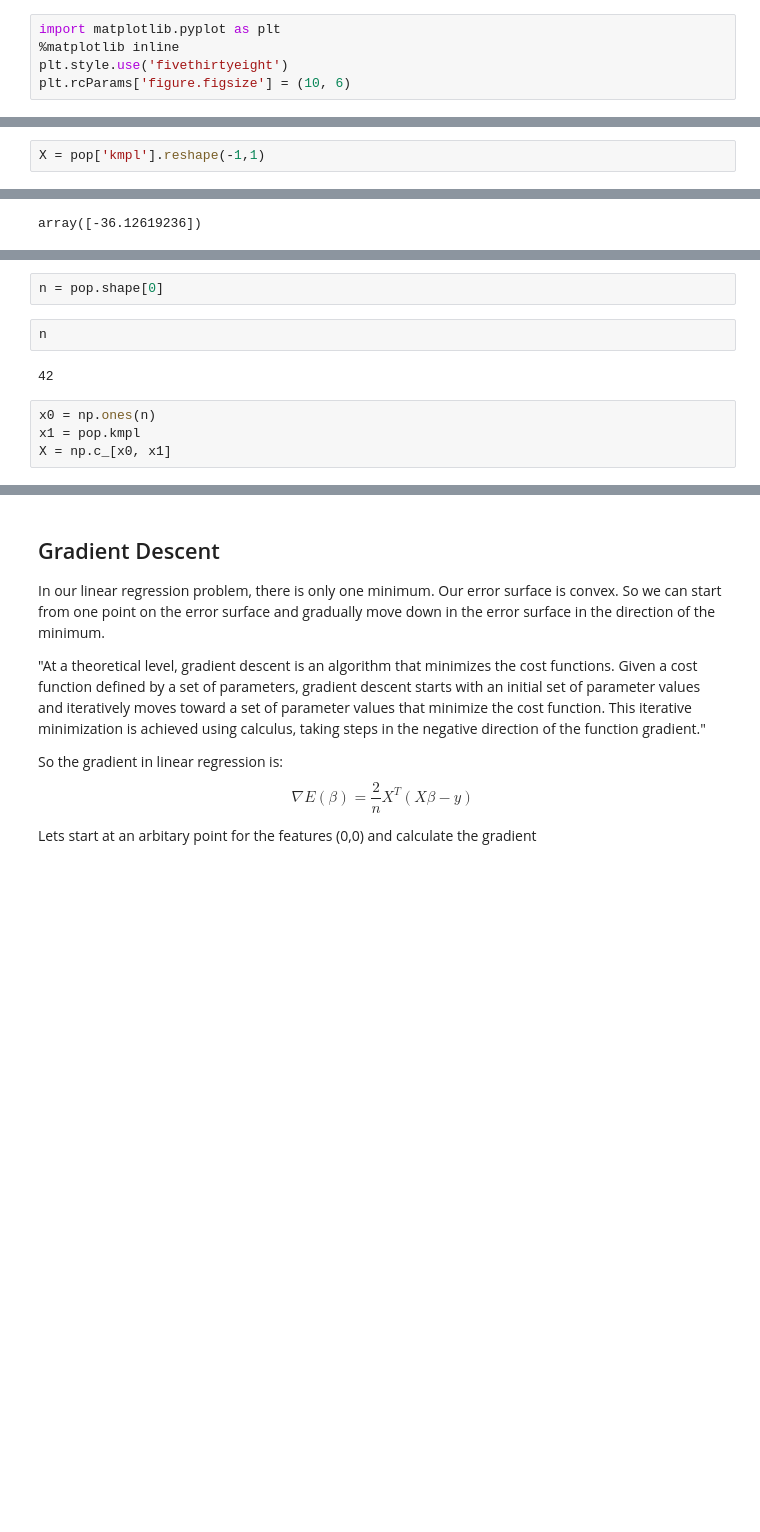
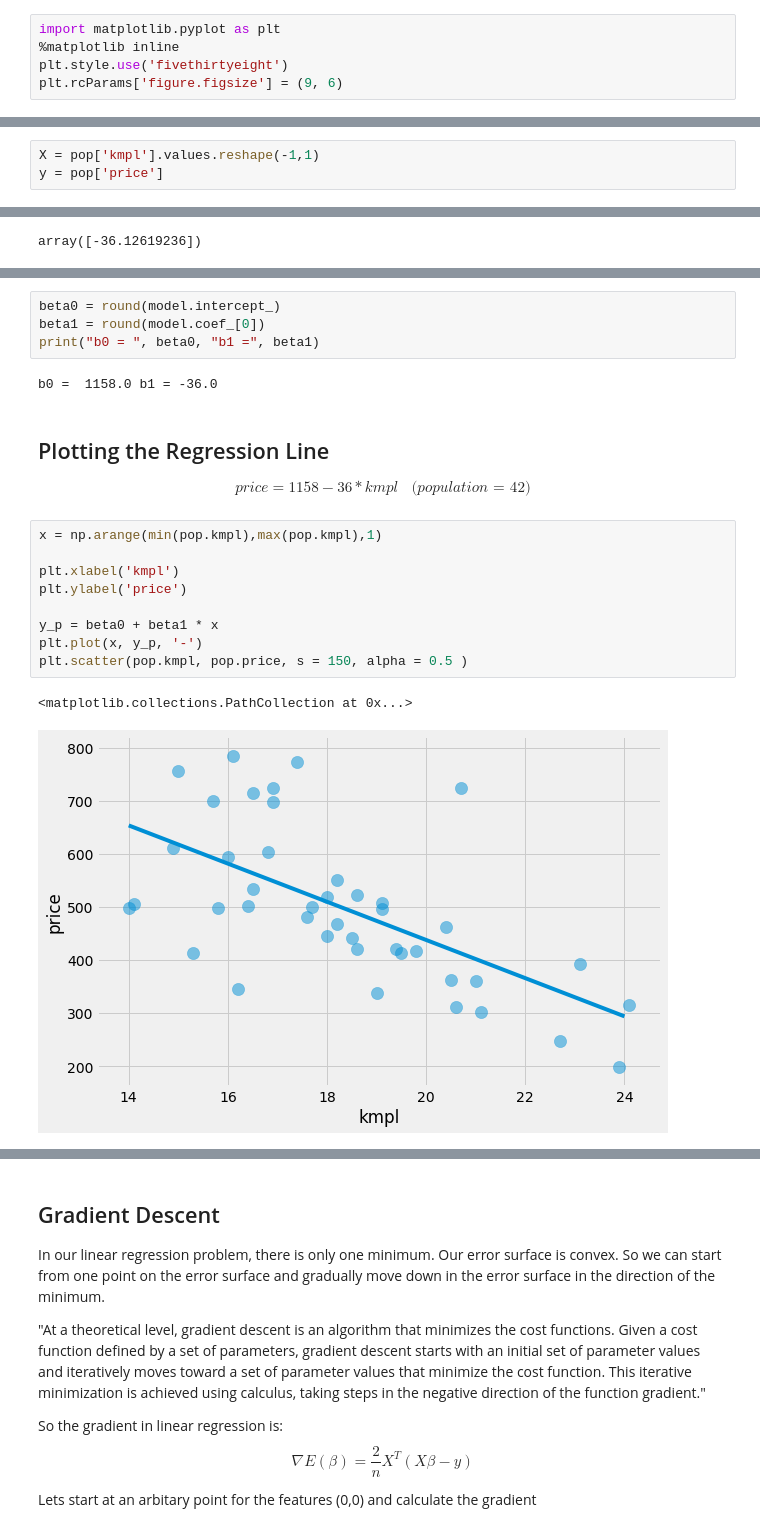
Before and after one commit to amitkaps/hackermath, a Jupyter notebook: Module_1d_linear_regression_gradient.ipynb, the cells around one changed output, grey strips where cells are left out. Cells and saved outputs as stored; diff of their text form; blank space fills up the shorter version.

```diff
--- a/Module_1d_linear_regression_gradient.ipynb
+++ b/Module_1d_linear_regression_gradient.ipynb
@@ -9,6 +9,6 @@ import pandas as pd
 import matplotlib.pyplot as plt
 %matplotlib inline
 plt.style.use('fivethirtyeight')
-plt.rcParams['figure.figsize'] = (10, 6)
+plt.rcParams['figure.figsize'] = (9, 6)
 # %%
 pop = pd.read_csv('data/cars_small.csv')
@@ -70,2 +28,3 @@ numpy.ndarray
 # %%
-X = pop['kmpl'].reshape(-1,1)
+X = pop['kmpl'].values.reshape(-1,1)
+y = pop['price']
@@ -96,10 +40,22 @@ metrics.mean_squared_error(y_pred,y)
-# %%
-n = pop.shape[0]
-# %%
-n
-# %% [output]
-42
-# %%
-x0 = np.ones(n)
-x1 = pop.kmpl
-X = np.c_[x0, x1]
+# %%
+beta0 = round(model.intercept_)
+beta1 = round(model.coef_[0])
+print("b0 = ", beta0, "b1 =", beta1)
+# %% [output]
+b0 =  1158.0 b1 = -36.0
+# %% [markdown]
+## Plotting the Regression Line
+
+$$ price = 1158 - 36 * kmpl ~~~~ \textit{(population = 42)}$$
+# %%
+x = np.arange(min(pop.kmpl),max(pop.kmpl),1)
+
+plt.xlabel('kmpl')
+plt.ylabel('price')
+
+y_p = beta0 + beta1 * x
+plt.plot(x, y_p, '-')
+plt.scatter(pop.kmpl, pop.price, s = 150, alpha = 0.5 )
+# %% [output]
+<matplotlib.collections.PathCollection at 0x...>
+[figure, added]
```
Also changed, not shown: parts of 48 cells of this notebook, 13 other files.
